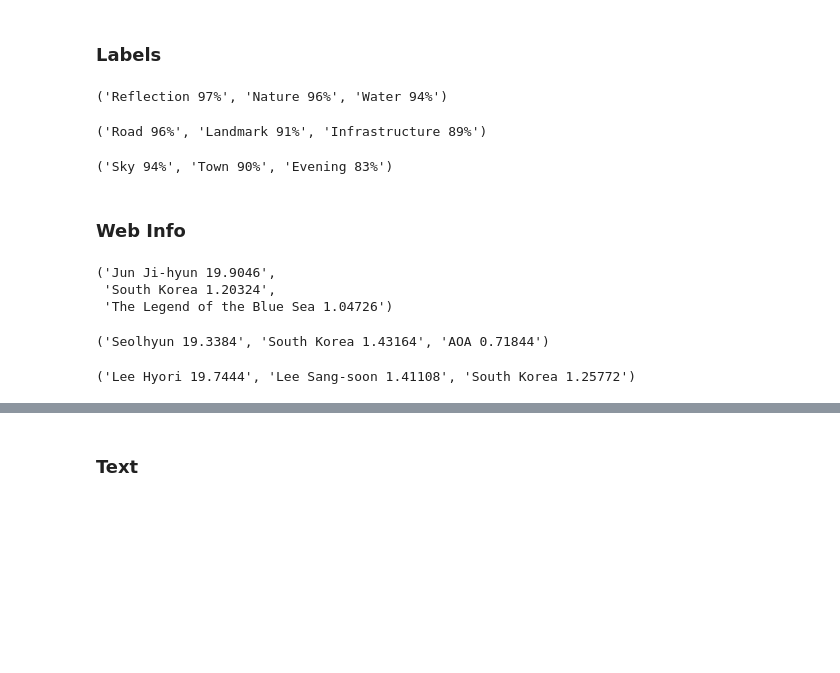
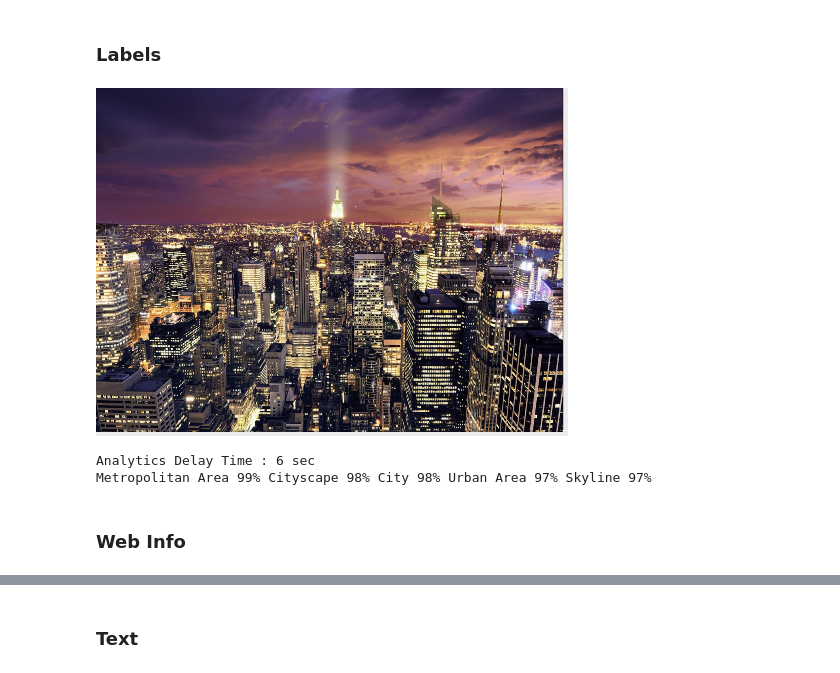
Before and after one commit to radajin/useful, a Jupyter notebook: vision_api/vision_api.ipynb, the cells around one changed output, grey strips where cells are left out. Drawn from its saved outputs; the diff is of its cells as text; code cells hidden in the pictures; blank space fills up the shorter version.

Commit message:
modified vision api & slackbot

```diff
--- a/vision_api/vision_api.ipynb
+++ b/vision_api/vision_api.ipynb
@@ -22,21 +23,26 @@ def getVision(image_url, category="Labels"):
     driver.find_element_by_id("input").send_keys(image_url)
 
     # check loading done
-    result = []
-    for _ in range(10):
-        time.sleep(1);
+    delay = 0
+    for _ in range(30):
         if driver.find_element_by_id("results").text != '':
             break
+        time.sleep(1)
+        delay += 1
+    print("Analytics Delay Time : {} sec".format(delay))
 
     # conditional category
     if category == "Labels":
         driver.find_element_by_css_selector("[data-type=labelAnnotations]").click()
+        time.sleep(3)
         result = driver.find_element_by_id("results").text.split("\n")
     elif category == "Web":
         driver.find_element_by_css_selector("[data-type=webDetection]").click()
+        time.sleep(3)
         result = driver.find_element_by_id("results").text.split("\n")[1:]
     elif category == "Text":
         driver.find_element_by_css_selector("[data-type=textAnnotations]").click()
+        time.sleep(3)
         result = driver.find_element_by_css_selector("#results .text").text
         result = removeStr(result, "“")
         result = removeStr(result, "”")
@@ -46,45 +52,23 @@ def getVision(image_url, category="Labels"):
     driver.close()
 
     return result
+# %%
+def showResult(image_url, category):
+    result = getVision(image_url, category)
+    if category == "Text":
+        print(result)
+    else:
+        print(result[0], result[1], result[2], result[3], result[4])
 # %% [markdown]
 ### Labels
-# %%
-image_url = '/Users/rada/Desktop/test_images/3134-8.jpg'
-result = getVision(image_url)
-result[0], result[1], result[2]
-# %% [output]
-('Reflection 97%', 'Nature 96%', 'Water 94%')
-# %%
-image_url = '/Users/rada/Desktop/test_images/324-8.jpg'
-result = getVision(image_url)
-result[0], result[1], result[2]
-# %% [output]
-('Road 96%', 'Landmark 91%', 'Infrastructure 89%')
-# %%
-image_url = '/Users/rada/Desktop/test_images/1167-8.jpg'
-result = getVision(image_url)
-result[0], result[1], result[2]
-# %% [output]
-('Sky 94%', 'Town 90%', 'Evening 83%')
+# %%
+image_url = '/Users/rada/Desktop/images/newyork.png'
+category = 'Labels'
+display(Image(filename = image_url))
+showResult(image_url, category)
+# %% [output]
+[figure, added]
+Analytics Delay Time : 6 sec
+Metropolitan Area 99% Cityscape 98% City 98% Urban Area 97% Skyline 97%
 # %% [markdown]
 ### Web Info
-# %%
-image_url = '/Users/rada/Desktop/test_images/jj.jpg'
-result = getVision(image_url, "Web")
-result[0], result[1], result[2]
-# %% [output]
-('Jun Ji-hyun 19.9046',
- 'South Korea 1.20324',
- 'The Legend of the Blue Sea 1.04726')
-# %%
-image_url = '/Users/rada/Desktop/test_images/ss.png'
-result = getVision(image_url, "Web")
-result[0], result[1], result[2]
-# %% [output]
-('Seolhyun 19.3384', 'South Korea 1.43164', 'AOA 0.71844')
-# %%
-image_url = '/Users/rada/Desktop/test_images/ll.jpg'
-result = getVision(image_url, "Web")
-result[0], result[1], result[2]
-# %% [output]
-('Lee Hyori 19.7444', 'Lee Sang-soon 1.41108', 'South Korea 1.25772')
```
Also changed, not shown: parts of 8 cells of this notebook, 2 other files.
